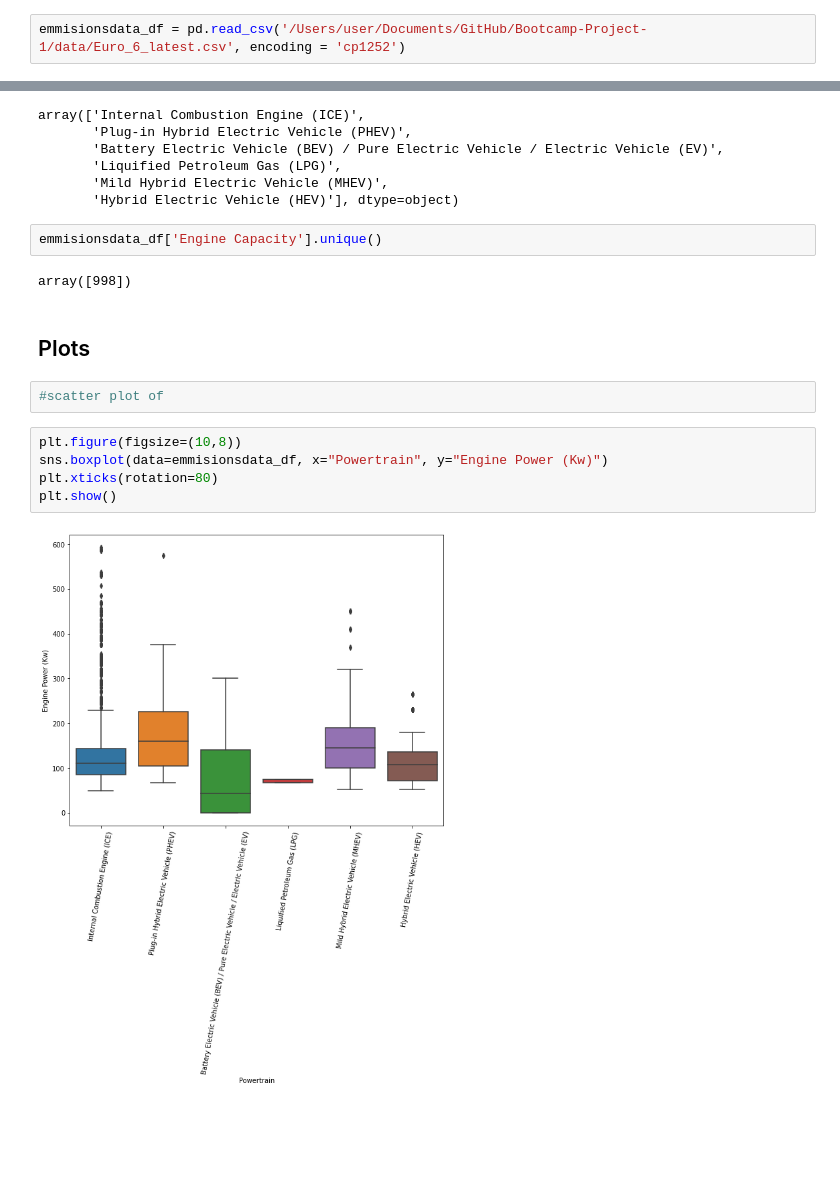
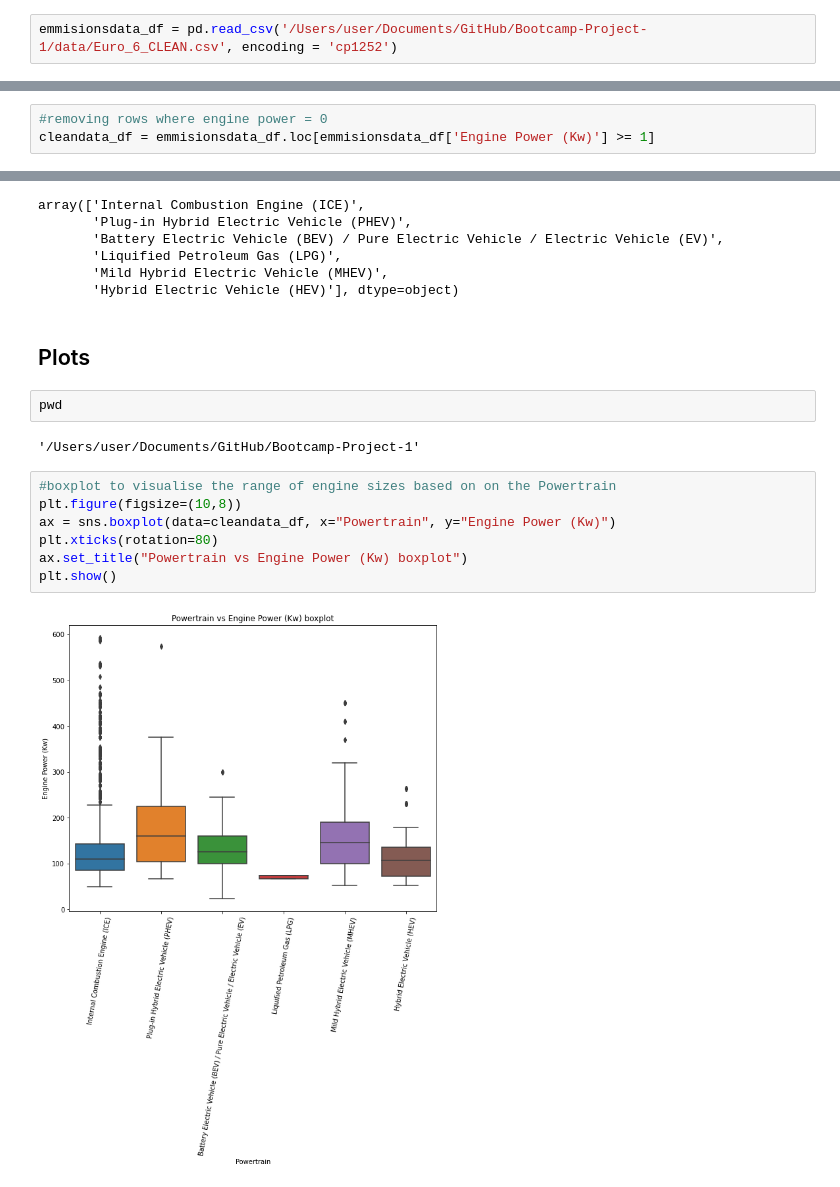
Before and after one commit to grilgamesh/How-important-is-the-change-to-electric-cars-, a Jupyter notebook: engine_size_and_type.ipynb, the cells around one changed output, grey strips where cells are left out. Drawn from its saved outputs; the diff is of its cells as text; blank space fills up the shorter version.

```diff
--- a/engine_size_and_type.ipynb
+++ b/engine_size_and_type.ipynb
@@ -9,7 +11,7 @@ pd.set_option('display.max_columns', 50)
 # %% [markdown]
 ## Data import
 # %%
-emmisionsdata_df = pd.read_csv('/Users/user/Documents/GitHub/Bootcamp-Project-1/data/Euro_6_latest.csv', encoding = 'cp1252')
+emmisionsdata_df = pd.read_csv('/Users/user/Documents/GitHub/Bootcamp-Project-1/data/Euro_6_CLEAN.csv', encoding = 'cp1252')
 # %%
 emmisionsdata_df.tail(5)
 # %% [output]
@@ -30,0 +39,3 @@ emmisionsdata_df.shape
+# %%
+#removing rows where engine power = 0
+cleandata_df = emmisionsdata_df.loc[emmisionsdata_df['Engine Power (Kw)'] >= 1]
@@ -37,19 +67,19 @@ array(['Internal Combustion Engine (ICE)',
        'Liquified Petroleum Gas (LPG)',
        'Mild Hybrid Electric Vehicle (MHEV)',
        'Hybrid Electric Vehicle (HEV)'], dtype=object)
-# %%
-emmisionsdata_df['Engine Capacity'].unique()
-# %% [output]
-array([998])
 # %% [markdown]
 ## Plots
 # %%
-#scatter plot of
+pwd
+# %% [output]
+'/Users/user/Documents/GitHub/Bootcamp-Project-1'
 # %%
+#boxplot to visualise the range of engine sizes based on on the Powertrain
 plt.figure(figsize=(10,8))
-sns.boxplot(data=emmisionsdata_df, x="Powertrain", y="Engine Power (Kw)")
+ax = sns.boxplot(data=cleandata_df, x="Powertrain", y="Engine Power (Kw)")
 plt.xticks(rotation=80)
+ax.set_title("Powertrain vs Engine Power (Kw) boxplot")
 plt.show()
 # %% [output]
-[figure, old version]
+[figure, new version]
 # %%
```
Also changed, not shown: parts of 28 cells of this notebook.
